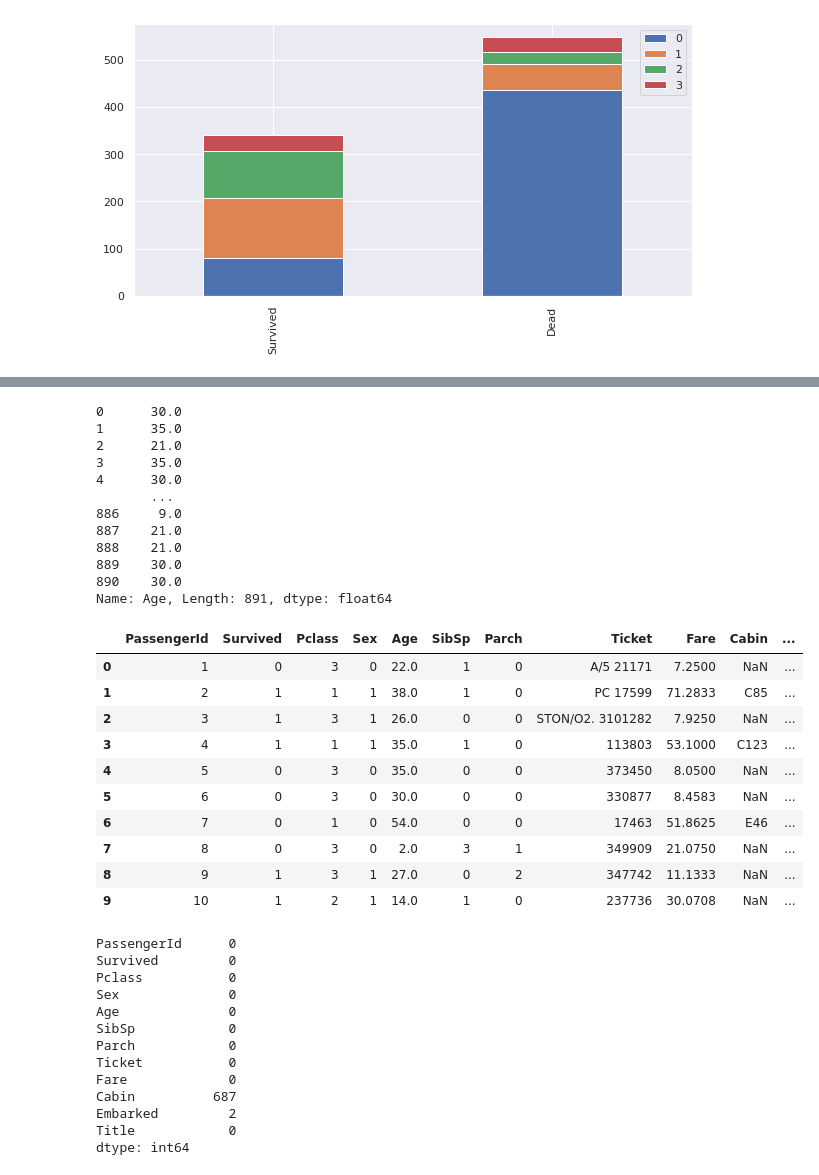
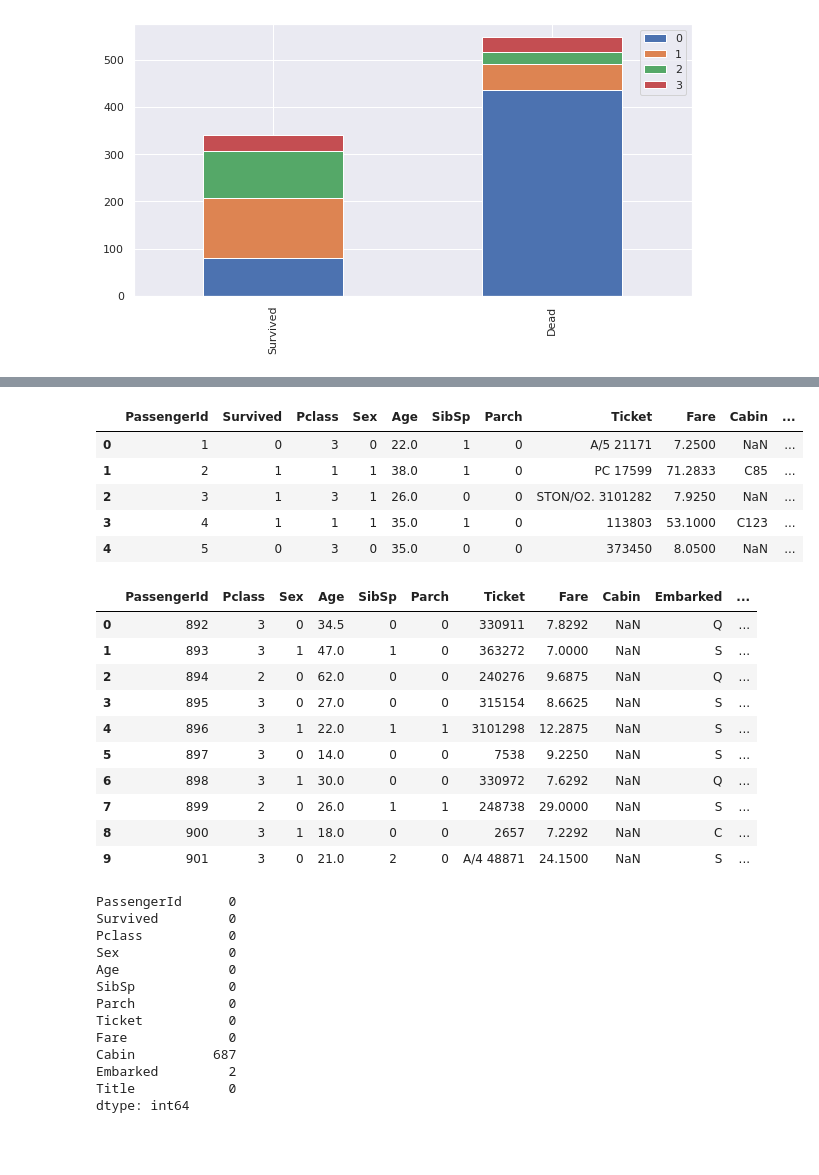
Before and after one commit to SayedUddinRayhan/ssh-tutorial, a Jupyter notebook: titanicSurvivalProject.ipynb, the cells around one changed output, grey strips where cells are left out. Drawn from its saved outputs; the diff is of its cells as text; code cells hidden in the pictures; blank space fills up the shorter version.

```diff
--- a/titanicSurvivalProject.ipynb
+++ b/titanicSurvivalProject.ipynb
@@ -18,6 +18,7 @@ import seaborn as sns
 sns.set()
 # %%
 train = pd.read_csv("gdrive/My Drive/Colab Notebooks/Titanic Project/train.csv")
+test = pd.read_csv('gdrive/My Drive/Colab Notebooks/Titanic Project/test.csv')
 # %%
 train.head(10)
 # %% [output]
@@ -151,3 +164,7 @@ train.drop('Name', axis=1, inplace=True)
+# %%
+# delete unnecessary feature from dataset
+train.drop('Name', axis=1, inplace=True)
+test.drop('Name', axis=1, inplace=True)
 # %%
 train.head(5)
 # %% [output]
@@ -182,35 +199,31 @@ train.head(10)
 # %%
 # fill missing age with median age for each title (Mr, Mrs, Miss, Others)
 train["Age"].fillna(train.groupby("Title")["Age"].transform("median"), inplace=True)
+test["Age"].fillna(test.groupby("Title")["Age"].transform("median"), inplace=True)
 # %%
 train.groupby("Title")["Age"].transform("median")
+train.head()
 # %% [output]
-0      30.0
-1      35.0
-2      21.0
-3      35.0
-4      30.0
-       ...
-886     9.0
-887    21.0
-888    21.0
-889    30.0
-890    30.0
-Name: Age, Length: 891, dtype: float64
+|  | PassengerId | Survived | Pclass | Sex | Age | SibSp | Parch | Ticket | Fare | Cabin | ... |
+| 0 | 1 | 0 | 3 | 0 | 22.0 | 1 | 0 | A/5 21171 | 7.2500 | NaN | ... |
+| 1 | 2 | 1 | 1 | 1 | 38.0 | 1 | 0 | PC 17599 | 71.2833 | C85 | ... |
+| 2 | 3 | 1 | 3 | 1 | 26.0 | 0 | 0 | STON/O2. 3101282 | 7.9250 | NaN | ... |
+| 3 | 4 | 1 | 1 | 1 | 35.0 | 1 | 0 | 113803 | 53.1000 | C123 | ... |
+| 4 | 5 | 0 | 3 | 0 | 35.0 | 0 | 0 | 373450 | 8.0500 | NaN | ... |
 # %%
-train.head(10)
+test.head(10)
 # %% [output]
-|  | PassengerId | Survived | Pclass | Sex | Age | SibSp | Parch | Ticket | Fare | Cabin | ... |
-| 0 | 1 | 0 | 3 | 0 | 22.0 | 1 | 0 | A/5 21171 | 7.2500 | NaN | ... |
-| 1 | 2 | 1 | 1 | 1 | 38.0 | 1 | 0 | PC 17599 | 71.2833 | C85 | ... |
-| 2 | 3 | 1 | 3 | 1 | 26.0 | 0 | 0 | STON/O2. 3101282 | 7.9250 | NaN | ... |
-| 3 | 4 | 1 | 1 | 1 | 35.0 | 1 | 0 | 113803 | 53.1000 | C123 | ... |
-| 4 | 5 | 0 | 3 | 0 | 35.0 | 0 | 0 | 373450 | 8.0500 | NaN | ... |
-| 5 | 6 | 0 | 3 | 0 | 30.0 | 0 | 0 | 330877 | 8.4583 | NaN | ... |
-| 6 | 7 | 0 | 1 | 0 | 54.0 | 0 | 0 | 17463 | 51.8625 | E46 | ... |
-| 7 | 8 | 0 | 3 | 0 | 2.0 | 3 | 1 | 349909 | 21.0750 | NaN | ... |
-| 8 | 9 | 1 | 3 | 1 | 27.0 | 0 | 2 | 347742 | 11.1333 | NaN | ... |
-| 9 | 10 | 1 | 2 | 1 | 14.0 | 1 | 0 | 237736 | 30.0708 | NaN | ... |
+|  | PassengerId | Pclass | Sex | Age | SibSp | Parch | Ticket | Fare | Cabin | Embarked | ... |
+| 0 | 892 | 3 | 0 | 34.5 | 0 | 0 | 330911 | 7.8292 | NaN | Q | ... |
+| 1 | 893 | 3 | 1 | 47.0 | 1 | 0 | 363272 | 7.0000 | NaN | S | ... |
+| 2 | 894 | 2 | 0 | 62.0 | 0 | 0 | 240276 | 9.6875 | NaN | Q | ... |
+| 3 | 895 | 3 | 0 | 27.0 | 0 | 0 | 315154 | 8.6625 | NaN | S | ... |
+| 4 | 896 | 3 | 1 | 22.0 | 1 | 1 | 3101298 | 12.2875 | NaN | S | ... |
+| 5 | 897 | 3 | 0 | 14.0 | 0 | 0 | 7538 | 9.2250 | NaN | S | ... |
+| 6 | 898 | 3 | 1 | 30.0 | 0 | 0 | 330972 | 7.6292 | NaN | Q | ... |
+| 7 | 899 | 2 | 0 | 26.0 | 1 | 1 | 248738 | 29.0000 | NaN | S | ... |
+| 8 | 900 | 3 | 1 | 18.0 | 0 | 0 | 2657 | 7.2292 | NaN | C | ... |
+| 9 | 901 | 3 | 0 | 21.0 | 2 | 0 | A/4 48871 | 24.1500 | NaN | S | ... |
 # %%
 train.isnull().sum()
 # %% [output]
```
Also changed, not shown: parts of 49 cells of this notebook.
